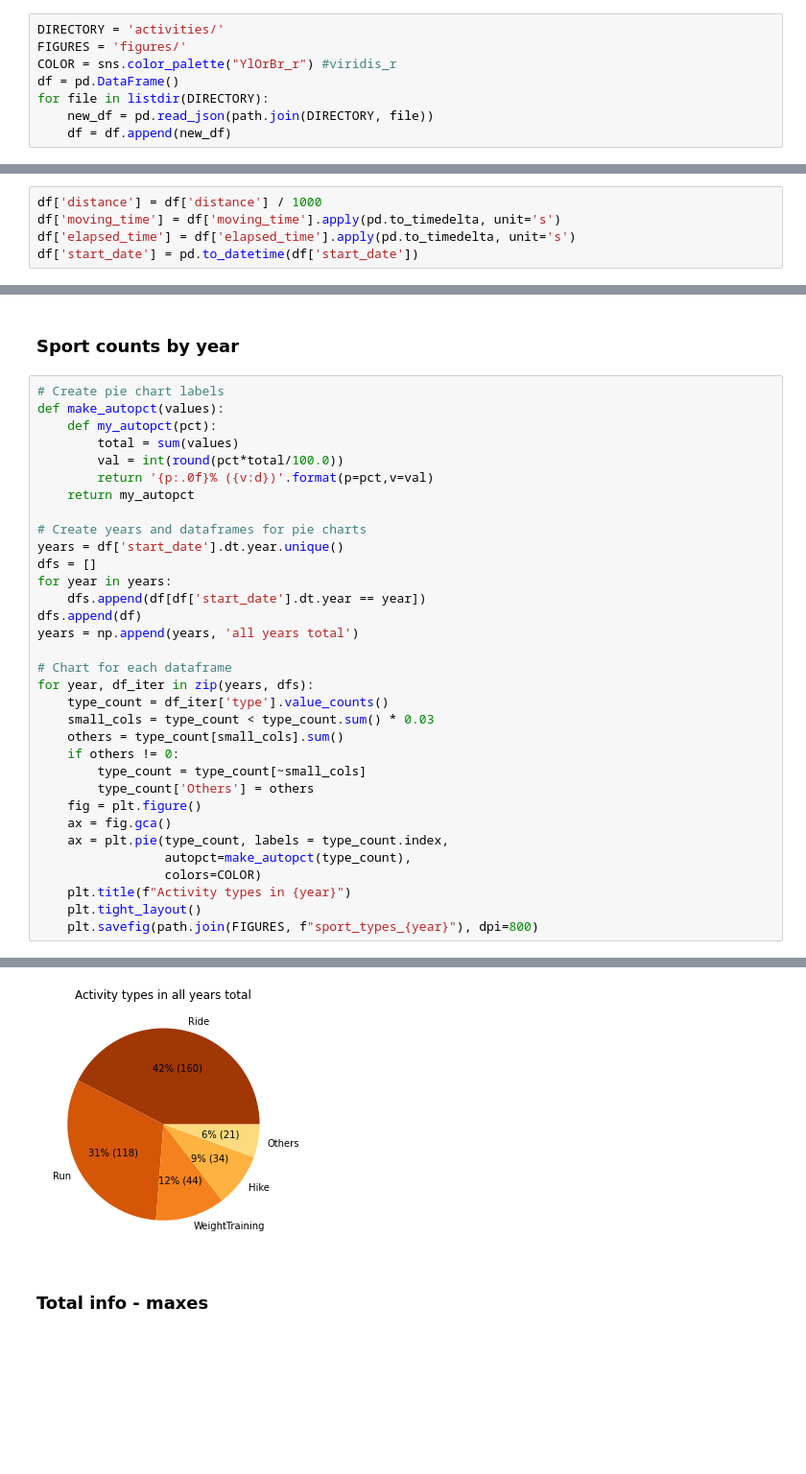
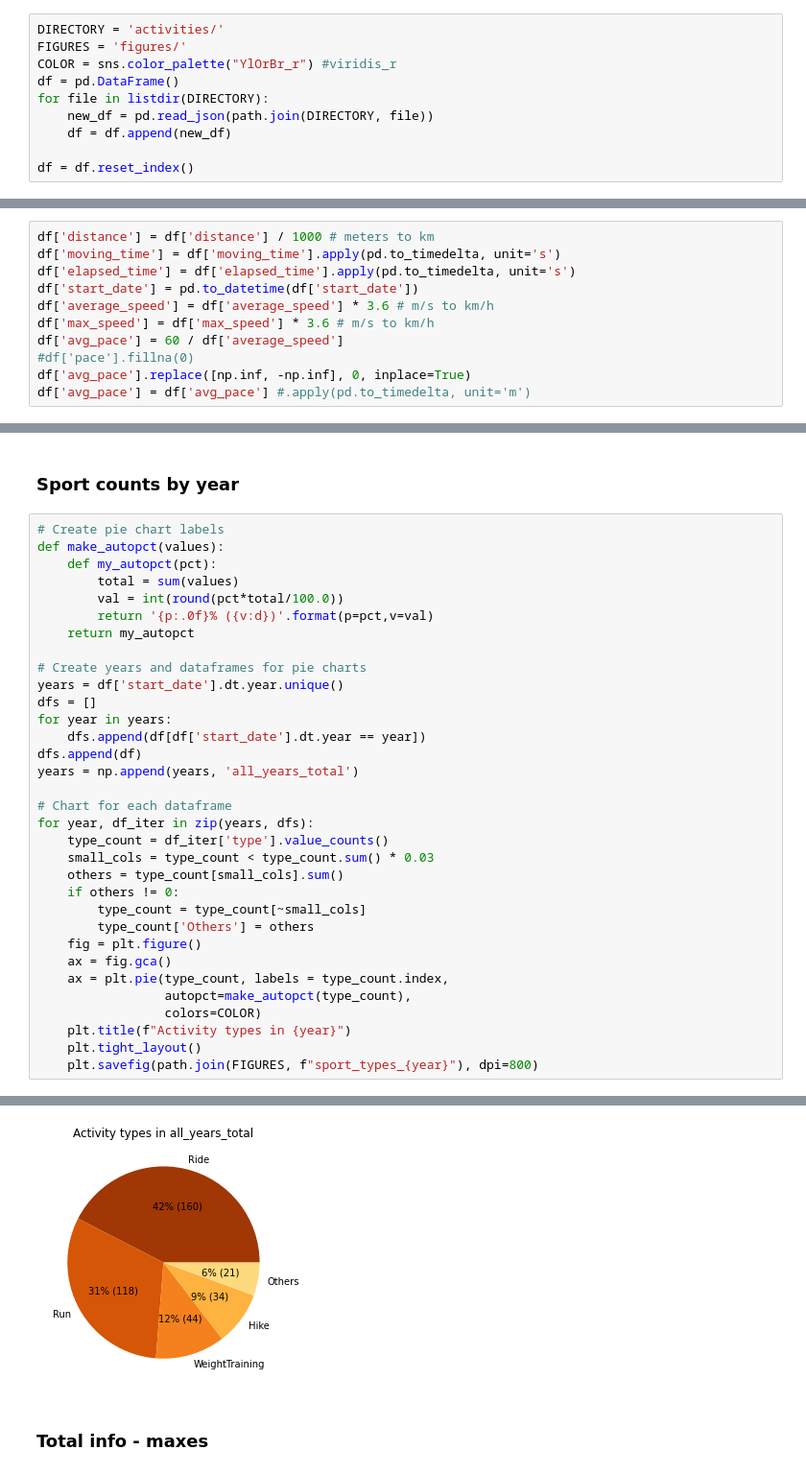
Before and after one commit to Radluy/Stravalytics, a Jupyter notebook: visualize.ipynb, the cells around one changed output, grey strips where cells are left out. Shown: that part at 96% size. Drawn from its saved outputs; the diff is of its cells as text; blank space fills up the shorter version.

```diff
--- a/visualize.ipynb
+++ b/visualize.ipynb
@@ -15,10 +16,18 @@ df = pd.DataFrame()
 for file in listdir(DIRECTORY):
     new_df = pd.read_json(path.join(DIRECTORY, file))
     df = df.append(new_df)
+
+df = df.reset_index()
 # %% [markdown]
 ### Data cleaning
 # %%
-df['distance'] = df['distance'] / 1000
+df['distance'] = df['distance'] / 1000 # meters to km
 df['moving_time'] = df['moving_time'].apply(pd.to_timedelta, unit='s')
 df['elapsed_time'] = df['elapsed_time'].apply(pd.to_timedelta, unit='s')
 df['start_date'] = pd.to_datetime(df['start_date'])
+df['average_speed'] = df['average_speed'] * 3.6 # m/s to km/h
+df['max_speed'] = df['max_speed'] * 3.6 # m/s to km/h
+df['avg_pace'] = 60 / df['average_speed']
+#df['pace'].fillna(0)
+df['avg_pace'].replace([np.inf, -np.inf], 0, inplace=True)
+df['avg_pace'] = df['avg_pace'] #.apply(pd.to_timedelta, unit='m')
@@ -36,35 +57,35 @@ def make_autopct(values):
         return '{p:.0f}% ({v:d})'.format(p=pct,v=val)
     return my_autopct
 
 # Create years and dataframes for pie charts
 years = df['start_date'].dt.year.unique()
 dfs = []
 for year in years:
     dfs.append(df[df['start_date'].dt.year == year])
 dfs.append(df)
-years = np.append(years, 'all years total')
+years = np.append(years, 'all_years_total')
 
 # Chart for each dataframe
 for year, df_iter in zip(years, dfs):
     type_count = df_iter['type'].value_counts()
     small_cols = type_count < type_count.sum() * 0.03
     others = type_count[small_cols].sum()
     if others != 0:
         type_count = type_count[~small_cols]
         type_count['Others'] = others
     fig = plt.figure()
     ax = fig.gca()
     ax = plt.pie(type_count, labels = type_count.index,
                  autopct=make_autopct(type_count),
                  colors=COLOR)
     plt.title(f"Activity types in {year}")
     plt.tight_layout()
     plt.savefig(path.join(FIGURES, f"sport_types_{year}"), dpi=800)
 # %% [output]
 [figure]
 [figure]
 [figure]
-[figure, old version]
+[figure, new version]
 # %% [markdown]
 ### Total info - maxes
 # %%
```
Also changed, not shown: parts of 7 cells of this notebook.
